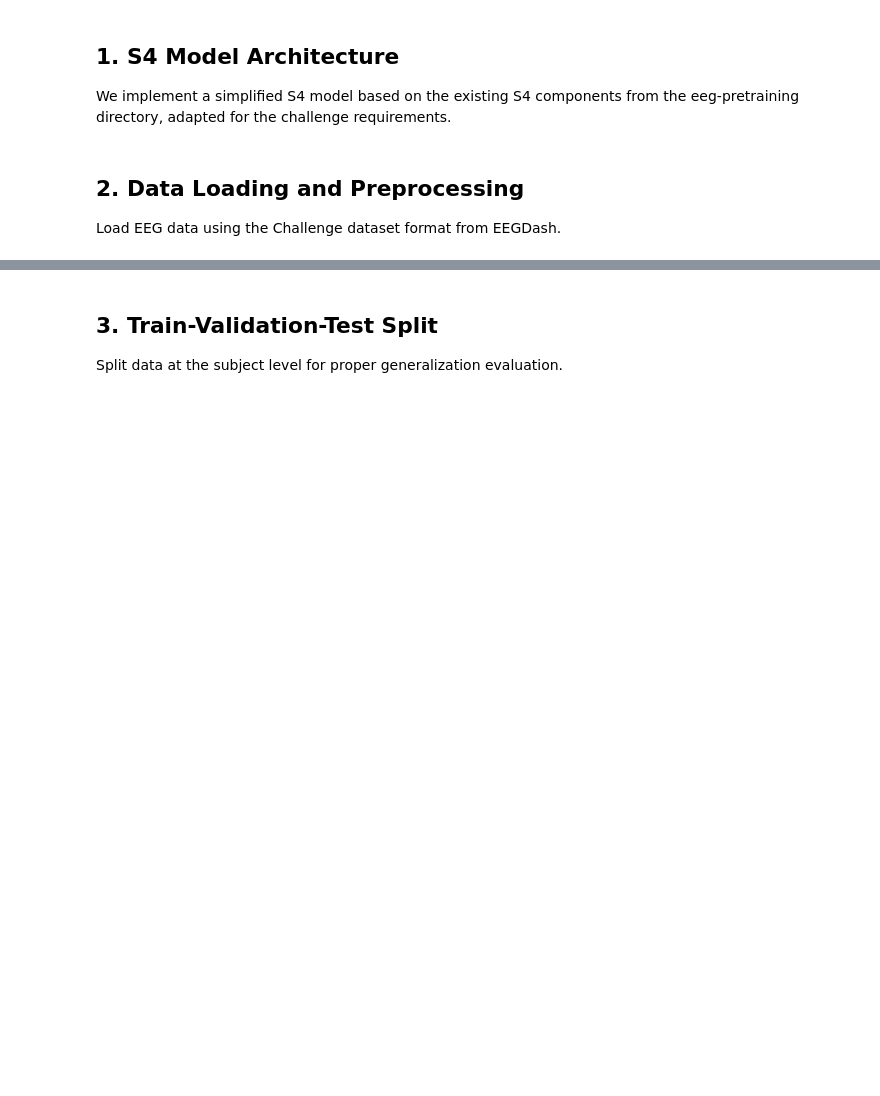
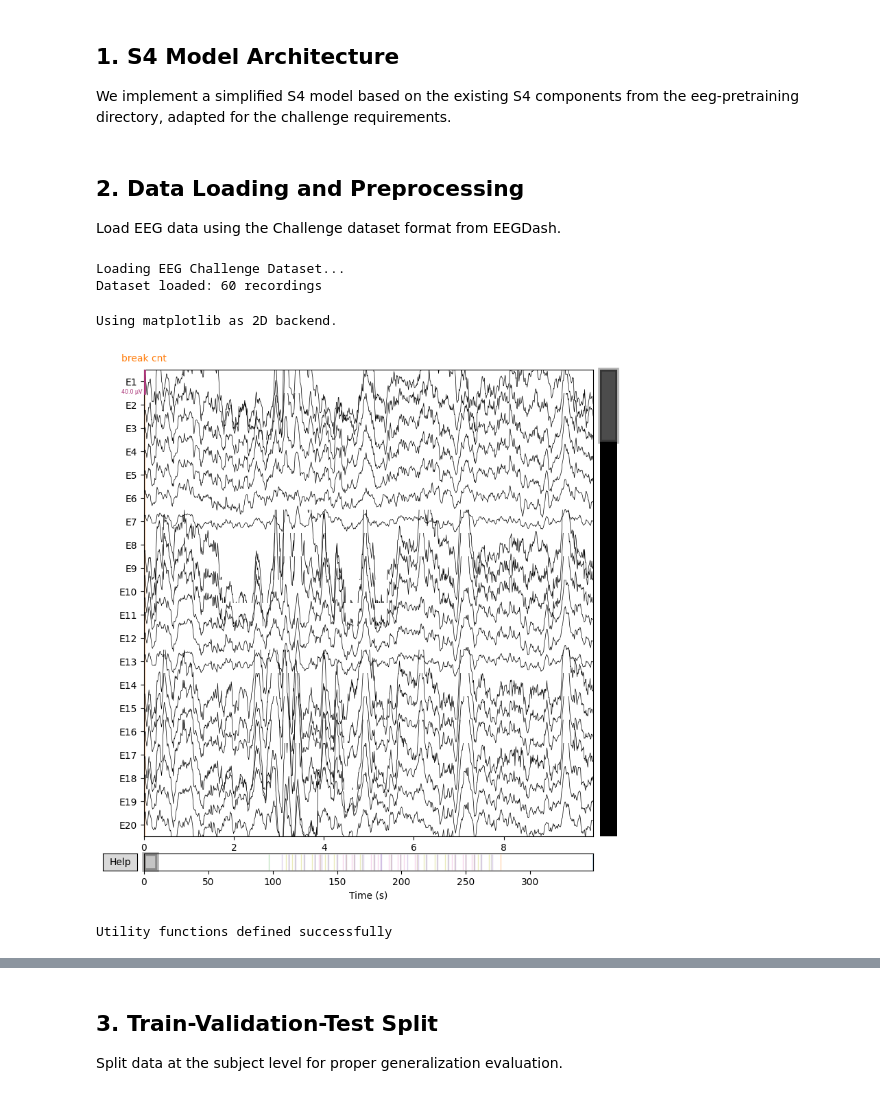
Before and after one commit to ThousandEyedLibrarian/TowardsAFoundationalEEGModelForEpilepsyDrugPrediction, a Jupyter notebook: eeg_challenge_2025_s4_mvp.ipynb, the cells around one changed output, grey strips where cells are left out. Saved outputs shown, nothing was run; the diff lists cells and outputs as text; code cells hidden in the pictures; blank space fills up the shorter version.

```diff
--- a/eeg_challenge_2025_s4_mvp.ipynb
+++ b/eeg_challenge_2025_s4_mvp.ipynb
@@ -175,24 +193,32 @@ Load EEG data using the Challenge dataset format from EEGDash.
 # %%
 # Import EEGDash and Braindecode for data handling
 from pathlib import Path
 from eegdash.dataset import EEGChallengeDataset
 from braindecode.preprocessing import preprocess, Preprocessor, create_windows_from_events
 from braindecode.datasets import BaseConcatDataset
 from torch.utils.data import DataLoader
 from sklearn.model_selection import train_test_split
 from sklearn.utils import check_random_state
 
 # Data directory
 DATA_DIR = Path("data")
 DATA_DIR.mkdir(parents=True, exist_ok=True)
 
 print("Loading EEG Challenge Dataset...")
 # Load the Contrast Change Detection task dataset
 dataset_ccd = EEGChallengeDataset(
     task="contrastChangeDetection",
     release="R5",
     cache_dir=DATA_DIR,
     mini=True  # Use mini dataset for faster testing
 )
 
 print(f"Dataset loaded: {len(dataset_ccd.datasets)} recordings")
+
+raw = dataset_ccd.datasets[0].raw  # get the Raw object of the first recording to validate
+fig = raw.plot()
+# %% [output]
+Loading EEG Challenge Dataset...
+Dataset loaded: 60 recordings
+Using matplotlib as 2D backend.
+[figure, added]
@@ -383,6 +416,8 @@ def keep_only_recordings_with(desc, concat_ds):
     return BaseConcatDataset(kept)
 
 print("Utility functions defined successfully")
+# %% [output]
+Utility functions defined successfully
 # %%
 # Create windowed data with stimulus-locked epochs
 EPOCH_LEN_S = 2.0  # 2 second epochs
```
Also changed, not shown: parts of 14 cells of this notebook, 2 other files.
